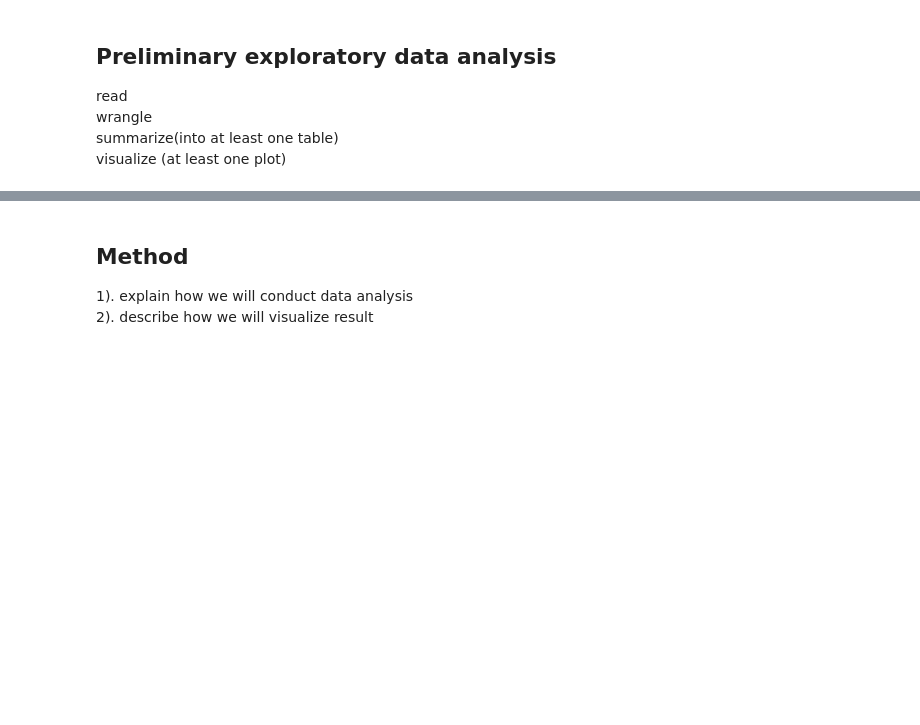
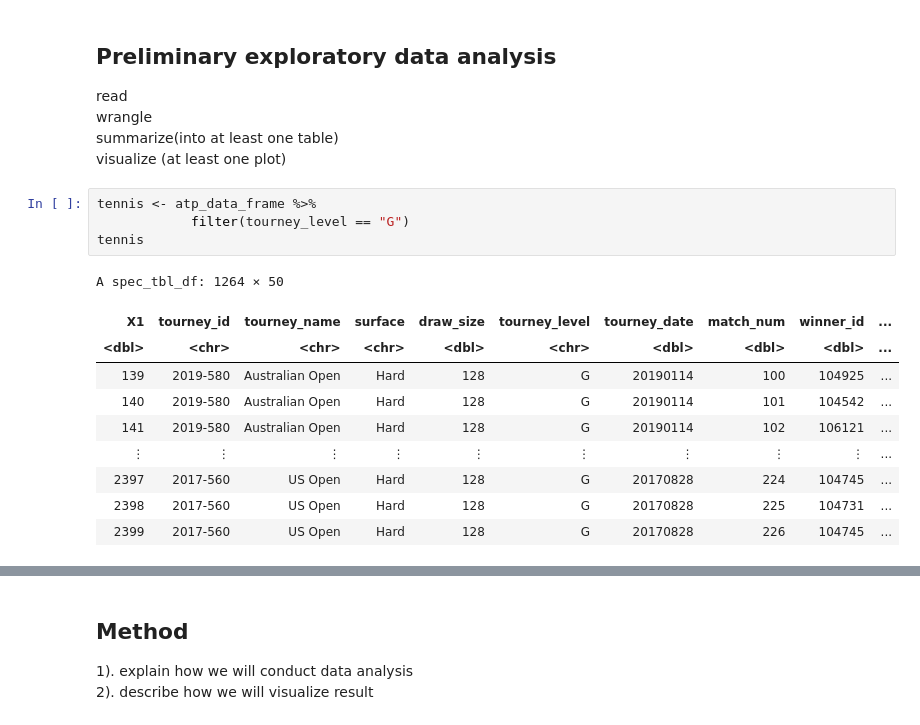
Before and after one commit to SimonYYL/DSCI_100_group19_group_project, a Jupyter notebook: project_proposal_draft.ipynb, the cells around one changed output, grey strips where cells are left out. Saved outputs shown, nothing was run; the diff lists cells and outputs as text; blank space fills up the shorter version.

```diff
--- a/project_proposal_draft.ipynb
+++ b/project_proposal_draft.ipynb
@@ -209,3 +227,18 @@ read
 wrangle
 summarize(into at least one table)
 visualize (at least one plot)
+# %%
+tennis <- atp_data_frame %>%
+            filter(tourney_level == "G")
+tennis
+# %% [output]
+A spec_tbl_df: 1264 × 50
+| X1 | tourney_id | tourney_name | surface | draw_size | tourney_level | tourney_date | match_num | winner_id | ... |
+| <dbl> | <chr> | <chr> | <chr> | <dbl> | <chr> | <dbl> | <dbl> | <dbl> | ... |
+| 139 | 2019-580 | Australian Open | Hard | 128 | G | 20190114 | 100 | 104925 | ... |
+| 140 | 2019-580 | Australian Open | Hard | 128 | G | 20190114 | 101 | 104542 | ... |
+| 141 | 2019-580 | Australian Open | Hard | 128 | G | 20190114 | 102 | 106121 | ... |
+| ⋮ | ⋮ | ⋮ | ⋮ | ⋮ | ⋮ | ⋮ | ⋮ | ⋮ | ... |
+| 2397 | 2017-560 | US Open | Hard | 128 | G | 20170828 | 224 | 104745 | ... |
+| 2398 | 2017-560 | US Open | Hard | 128 | G | 20170828 | 225 | 104731 | ... |
+| 2399 | 2017-560 | US Open | Hard | 128 | G | 20170828 | 226 | 104745 | ... |
```
Also changed, not shown: parts of 12 cells of this notebook.
